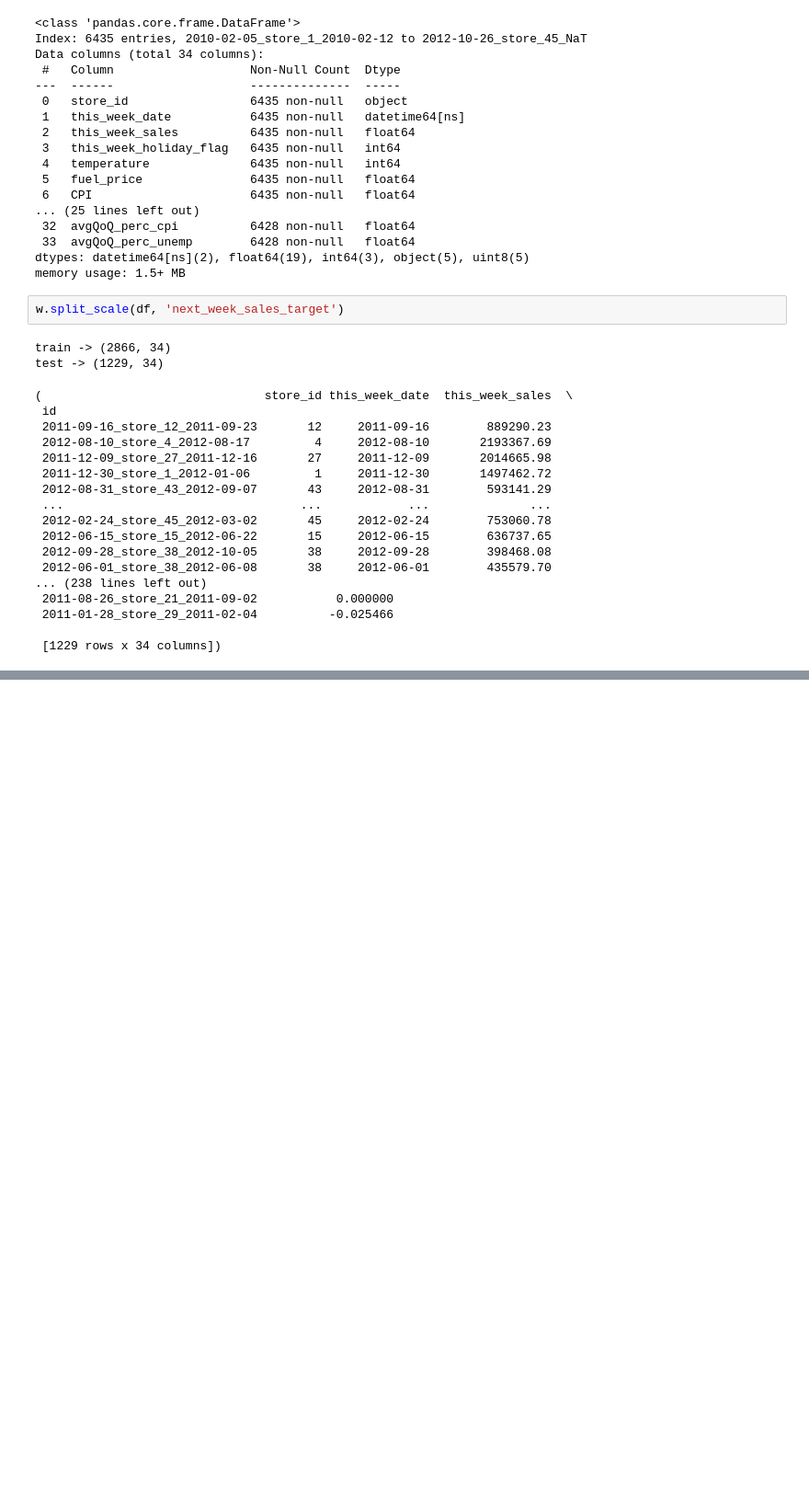
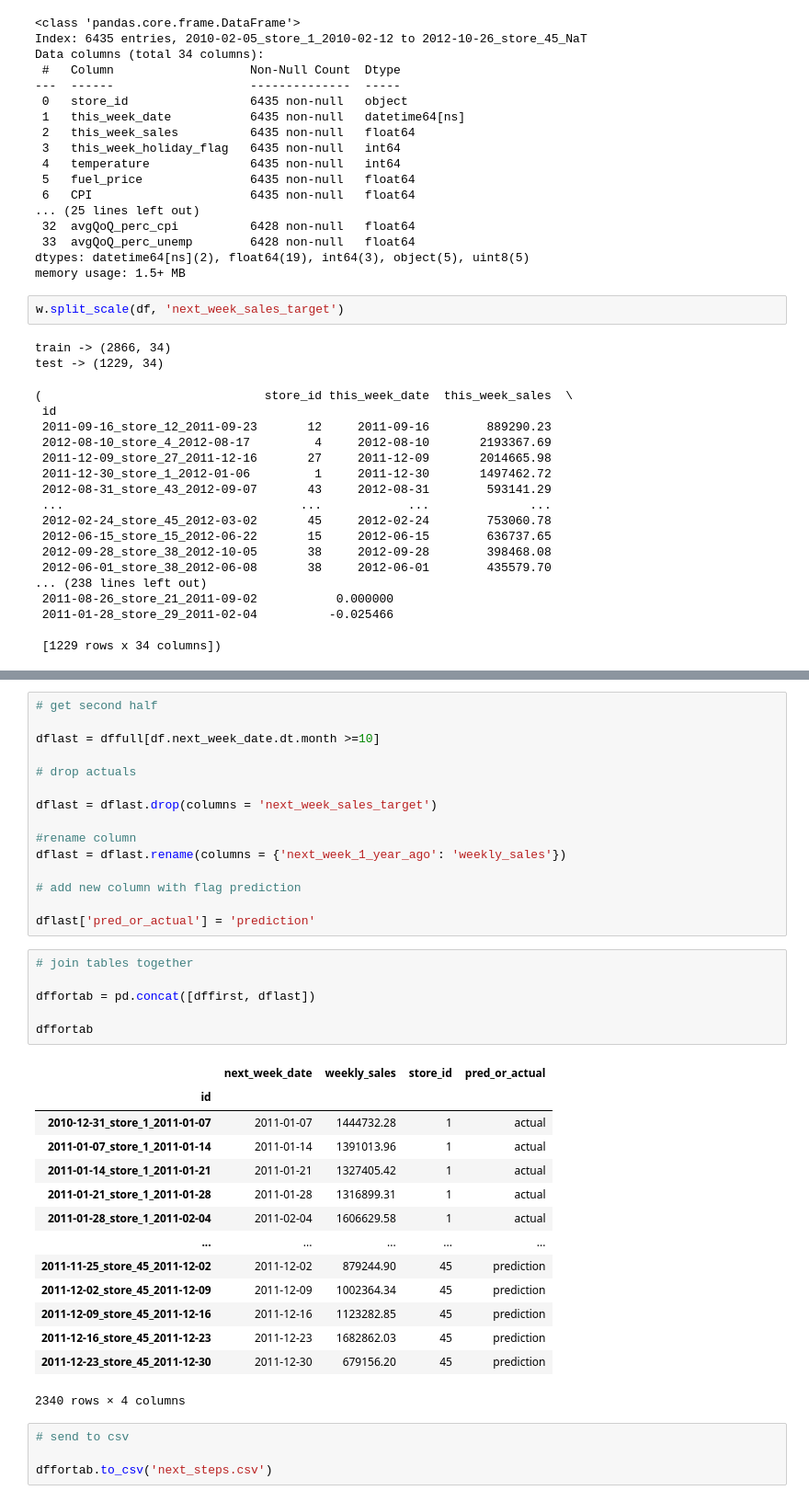
Before and after one commit to Attention-Walmart-Shoppers/capstone, a Jupyter notebook: Heather Initial Notebook.ipynb, the cells around one changed output, grey strips where cells are left out. Shown at 92% size. Cells and saved outputs as stored; diff of their text form; blank space fills up the shorter version.

```diff
--- a/Heather Initial Notebook.ipynb
+++ b/Heather Initial Notebook.ipynb
@@ -867,0 +981,40 @@ test -> (1229, 34)
+# %%
+# get second half
+
+dflast = dffull[df.next_week_date.dt.month >=10]
+
+# drop actuals
+
+dflast = dflast.drop(columns = 'next_week_sales_target')
+
+#rename column
+dflast = dflast.rename(columns = {'next_week_1_year_ago': 'weekly_sales'})
+
+# add new column with flag prediction
+
+dflast['pred_or_actual'] = 'prediction'
+# %%
+# join tables together
+
+dffortab = pd.concat([dffirst, dflast])
+
+dffortab
+# %% [output]
+|  | next_week_date | weekly_sales | store_id | pred_or_actual |
+| id |  |  |  |  |
+| 2010-12-31_store_1_2011-01-07 | 2011-01-07 | 1444732.28 | 1 | actual |
+| 2011-01-07_store_1_2011-01-14 | 2011-01-14 | 1391013.96 | 1 | actual |
+| 2011-01-14_store_1_2011-01-21 | 2011-01-21 | 1327405.42 | 1 | actual |
+| 2011-01-21_store_1_2011-01-28 | 2011-01-28 | 1316899.31 | 1 | actual |
+| 2011-01-28_store_1_2011-02-04 | 2011-02-04 | 1606629.58 | 1 | actual |
+| ... | ... | ... | ... | ... |
+| 2011-11-25_store_45_2011-12-02 | 2011-12-02 | 879244.90 | 45 | prediction |
+| 2011-12-02_store_45_2011-12-09 | 2011-12-09 | 1002364.34 | 45 | prediction |
+| 2011-12-09_store_45_2011-12-16 | 2011-12-16 | 1123282.85 | 45 | prediction |
+| 2011-12-16_store_45_2011-12-23 | 2011-12-23 | 1682862.03 | 45 | prediction |
+| 2011-12-23_store_45_2011-12-30 | 2011-12-30 | 679156.20 | 45 | prediction |
+2340 rows × 4 columns
+# %%
+# send to csv
+
+dffortab.to_csv('next_steps.csv')
```
Also changed, not shown: parts of 10 cells of this notebook.
